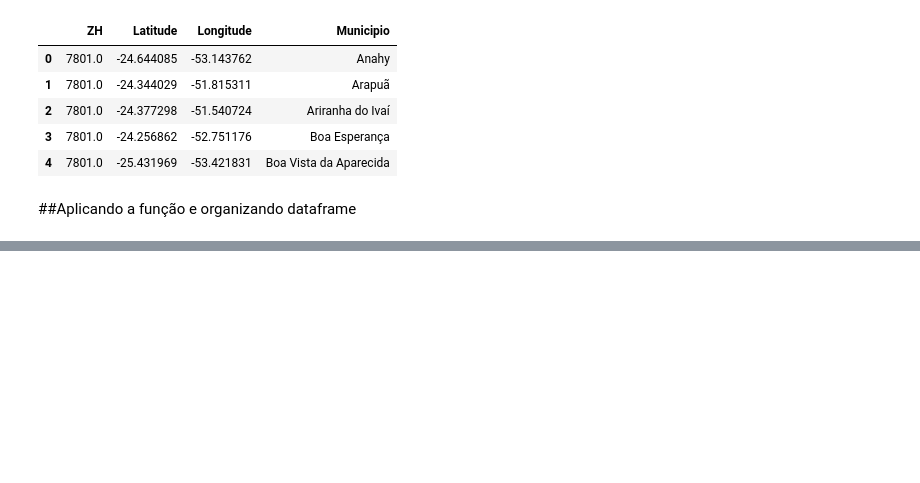
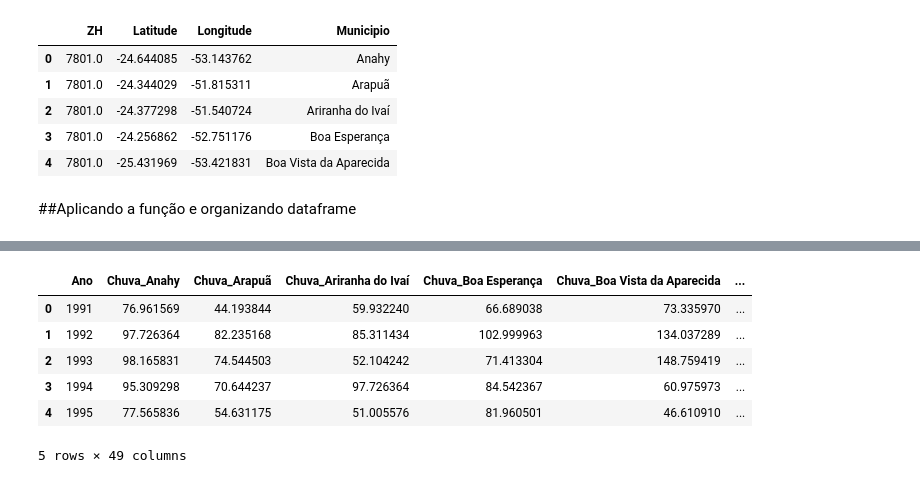
Before and after one commit to fcoliveira-utfpr/IDF_equation, a Jupyter notebook: baixar_dados_xavier_por_zh.ipynb, the cells around one changed output, grey strips where cells are left out. Saved outputs shown, nothing was run; the diff lists cells and outputs as text; code cells hidden in the pictures; blank space fills up the shorter version.

```diff
--- a/baixar_dados_xavier_por_zh.ipynb
+++ b/baixar_dados_xavier_por_zh.ipynb
@@ -61,7 +63,7 @@ def processar_colecao(colecao_path, banda, offset, escala, ano, ponto, municipio
 #Importando df com localização das ZH 7801
 # %%
 import pandas as pd
-url = "https://raw.githubusercontent.com/fcoliveira-utfpr/IDF_equation/refs/heads/main/clima_zh_7801.csv"
+url = "https://raw.githubusercontent.com/fcoliveira-utfpr/IDF_equation/refs/heads/main/loc_clima_zh_7801.csv"
 df = pd.read_csv(url)
 cidade = df['Municipio']
 df = df.drop(columns=['Municipio'])
@@ -129,3 +131,7 @@ WARNING:googleapiclient.http:Sleeping 1.78 seconds before retry 1 of 5 for reque
 | 11290 | 2021-12-29 | 0.000000 | 0.000000 | 0.000000 | 0.000000 | 0.00000 | ... |
 | 11291 | 2021-12-30 | 9.833052 | 21.794783 | 16.013051 | 28.112114 | 0.00000 | ... |
 11292 rows × 50 columns
+# %%
+df_final.time = pd.to_datetime(df_final.time)
+df_final['Ano'] = df_final['time'].dt.year
+df_final
@@ -132,2 +152,15 @@ WARNING:googleapiclient.http:Sleeping 1.78 seconds before retry 1 of 5 for reque
+# %%
+# Agrupa os dados por ano e o máximo diário
+df_max = df_final.groupby('Ano').max().reset_index()
+df_max = df_max.drop(columns=['time'])
+df_max.head()
+# %% [output]
+|  | Ano | Chuva_Anahy | Chuva_Arapuã | Chuva_Ariranha do Ivaí | Chuva_Boa Esperança | Chuva_Boa Vista da Aparecida | ... |
+| 0 | 1991 | 76.961569 | 44.193844 | 59.932240 | 66.689038 | 73.335970 | ... |
+| 1 | 1992 | 97.726364 | 82.235168 | 85.311434 | 102.999963 | 134.037289 | ... |
+| 2 | 1993 | 98.165831 | 74.544503 | 52.104242 | 71.413304 | 148.759419 | ... |
+| 3 | 1994 | 95.309298 | 70.644237 | 97.726364 | 84.542367 | 60.975973 | ... |
+| 4 | 1995 | 77.565836 | 54.631175 | 51.005576 | 81.960501 | 46.610910 | ... |
+5 rows × 49 columns
 # %%
 #para baixar para excel os dados tire o # da última linha
```
Also changed, not shown: parts of 5 cells of this notebook.
